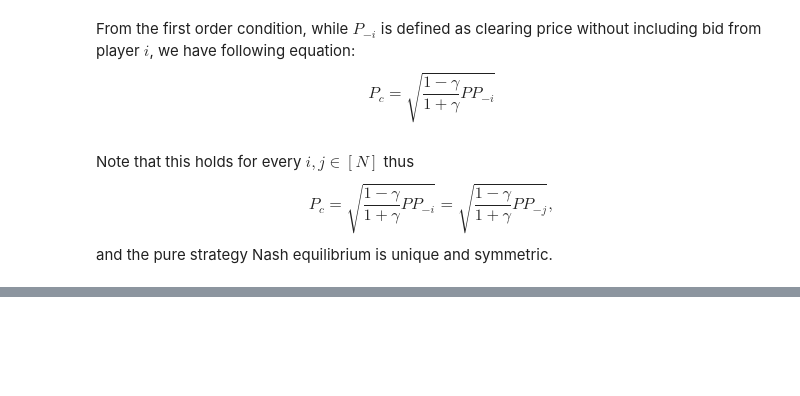
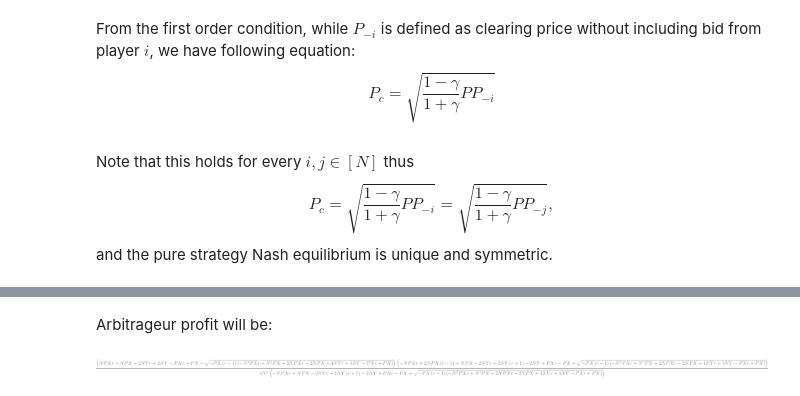
Before and after one commit to orakle-dark-pool/fugazi-core-helium, a Jupyter notebook: notebooks/FMAMM_LVR_derivation.ipynb, the cells around one changed output, grey strips where cells are left out. Drawn from its saved outputs; the diff is of its cells as text; code cells hidden in the pictures; blank space fills up the shorter version.

```diff
--- a/notebooks/FMAMM_LVR_derivation.ipynb
+++ b/notebooks/FMAMM_LVR_derivation.ipynb
@@ -35,0 +54,11 @@ Let $ y_\text{eq} $ be the equilibrium bid of each player.
+# %% [markdown]
+Arbitrageur profit will be:
+# %%
+sp.simplify(
+    - (1 + gamma) * solution
+    + (1 - gamma) * P * solution / (
+        (Y + 2 * N * solution) / X
+    )
+)
+# %% [output]
+[figure, added]
```
Also changed, not shown: parts of 9 cells of this notebook, 1 other file.
